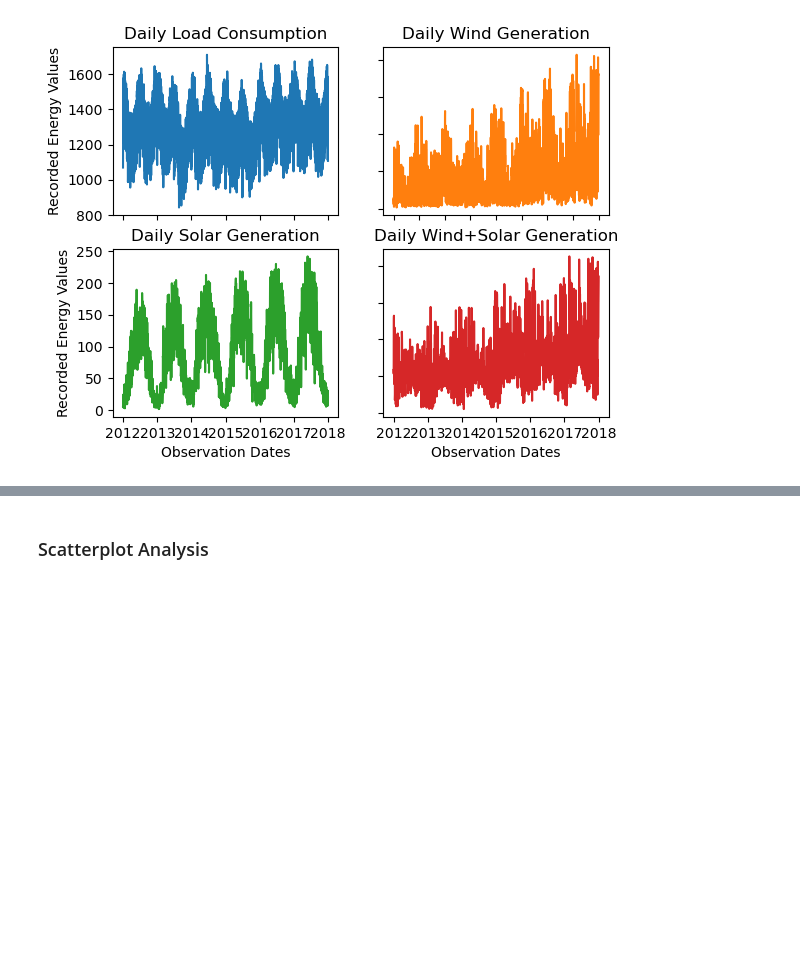
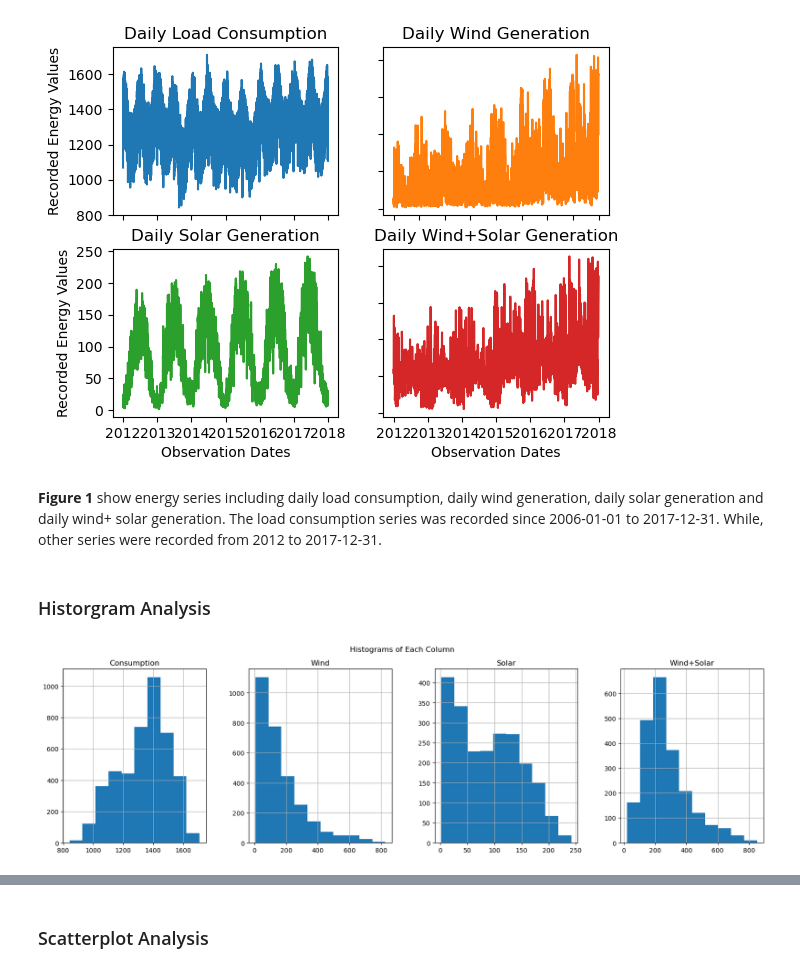
Before and after one commit to krishna0890227/CdeAR, a Jupyter notebook: Forecasting_and_Analysis.ipynb, the cells around one changed output, grey strips where cells are left out. Drawn from its saved outputs; the diff is of its cells as text; code cells hidden in the pictures; blank space fills up the shorter version.

```diff
--- a/Forecasting_and_Analysis.ipynb
+++ b/Forecasting_and_Analysis.ipynb
@@ -38,7 +38,7 @@ import matplotlib.pyplot as plt
 # %% [markdown]
 # Dataset Loading
 # %%
-df= pd.read_csv('greenEnergy.csv')
+df= pd.read_csv('data.csv')
 # %% [markdown]
 ### Data types
 # %%
@@ -109,3 +124,14 @@ for ax in axs.flat:
     ax.label_outer()
 # %% [output]
 [figure]
+# %% [markdown]
+**Figure 1** show energy series including daily load consumption, daily wind generation, daily solar generation and daily wind+ solar generation. The load consumption series was recorded since 2006-01-01 to 2017-12-31. While, other series were recorded from 2012 to 2017-12-31.
+# %% [markdown]
+### Historgram Analysis
+# %%
+fig, axes = plt.subplots(1, 4, figsize=(20, 5))
+df.hist(ax=axes)
+plt.suptitle('Histograms of Each Column')
+plt.show()
+# %% [output]
+[figure, added]
```
Also changed, not shown: parts of 86 cells of this notebook.
